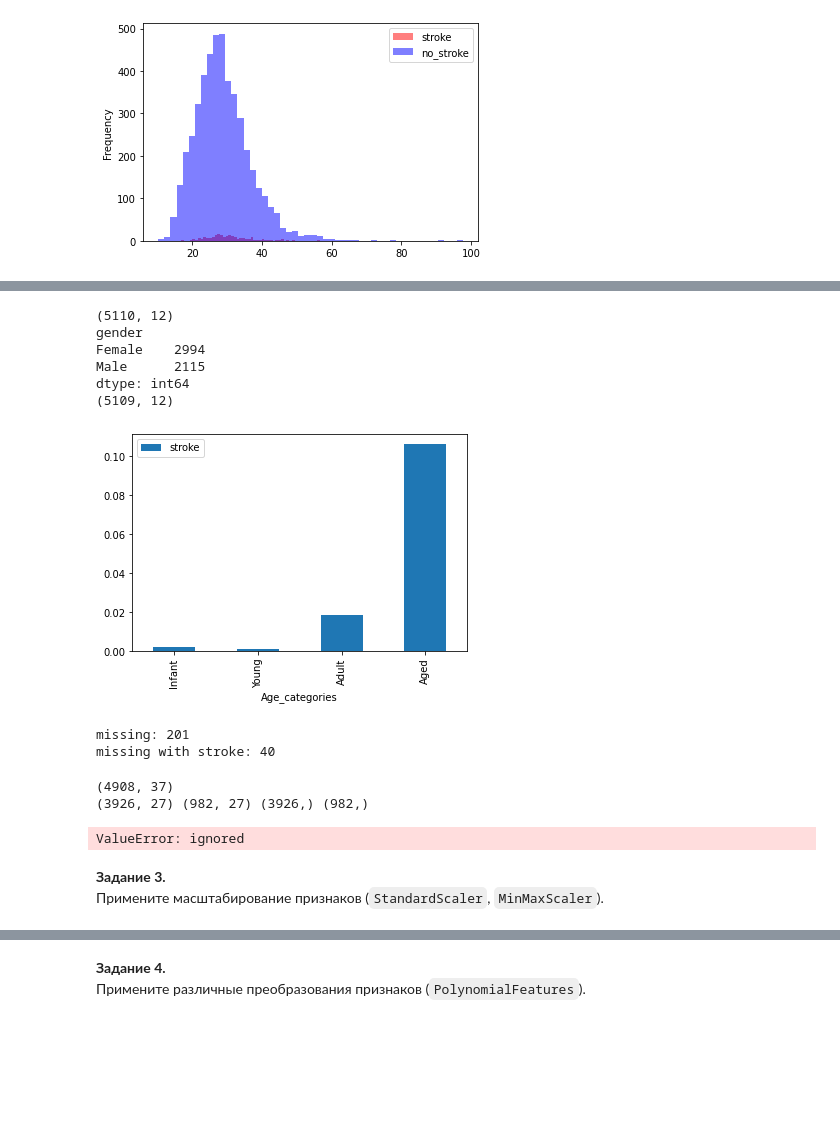
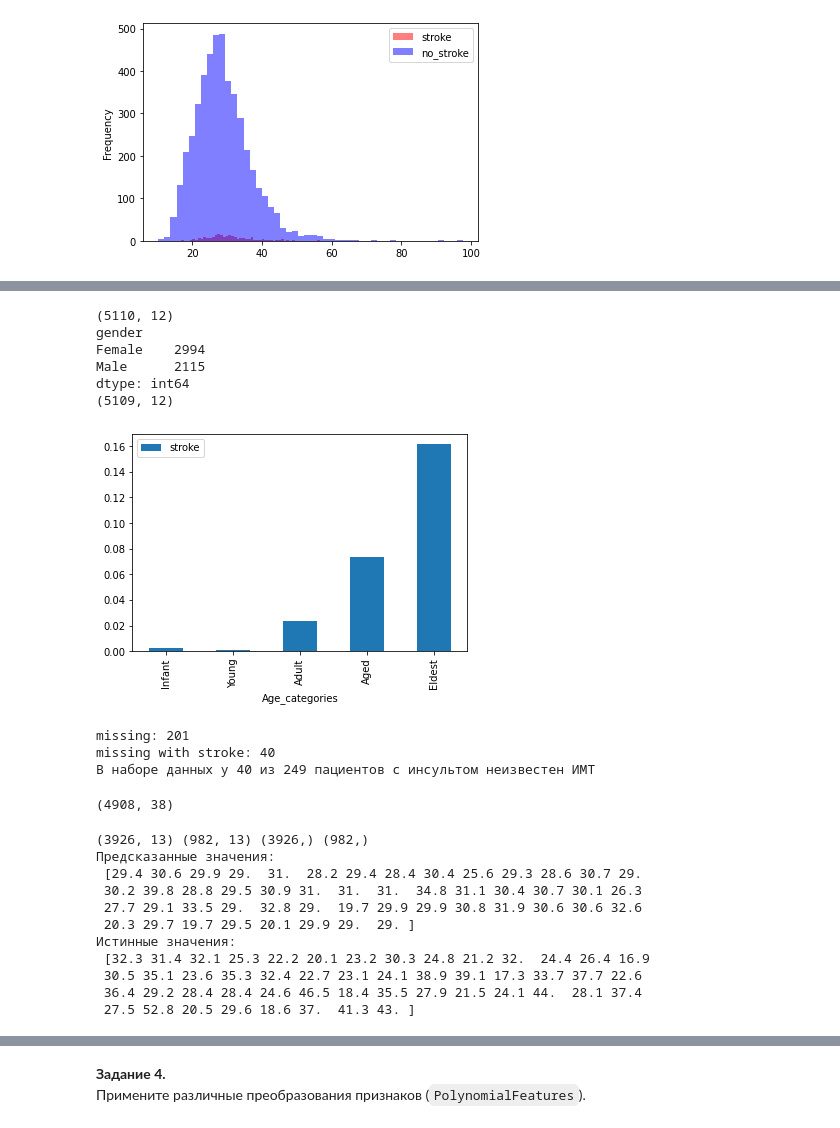
Before and after one commit to Loinen/ml_labs, a Jupyter notebook: ml_stroke_prediction.ipynb, the cells around one changed output, grey strips where cells are left out. Drawn from its saved outputs; the diff is of its cells as text; code cells hidden in the pictures; blank space fills up the shorter version.

```diff
--- a/ml_stroke_prediction.ipynb
+++ b/ml_stroke_prediction.ipynb
@@ -153,32 +161,32 @@ stroke (249, 12) no_stroke (4861, 12)
 # %%
 # Удалим лишнего пациента с "другим" полом
 print(dataset.shape)
 dataset = dataset.drop(np.where(dataset['gender'] == "Other")[0])
 print(dataset.value_counts("gender"))
 print(dataset.shape)
 
 # Преобразуем возраст в категориальный признак.
 def process_age(df, cut_points, label_names):
     df['age'] = df['age'].replace(np.NaN, -0.5) #fillna
     df['Age_categories'] = pd.cut(df['age'], bins=cut_points, labels=label_names)
     return df
 
 # Нас в основном интересуют пациенты с возрастом от 35-55 до 80.
-cut_points = [-1, 0, 18, 35, 50, 100]
-label_names = ["Missing", "Infant", "Young", "Adult", "Aged"]
+cut_points = [-1, 0, 18, 35, 55, 65, 100]
+label_names = ["Missing", "Infant", "Young", "Adult", "Aged", "Eldest"]
 dataset = process_age(dataset, cut_points, label_names)
 
 age_cat_pivot = dataset.pivot_table(index="Age_categories",values="stroke")
 age_cat_pivot.plot.bar()
 plt.show()
 # %% [output]
 (5110, 12)
 gender
 Female    2994
 Male      2115
 dtype: int64
 (5109, 12)
-[figure, old version]
+[figure, new version]
 # %%
 def create_dummies(df, column_name):
     dum = pd.get_dummies(df[column_name], prefix=column_name)
@@ -202,41 +205,47 @@ dataset = create_dummies(dataset, "Age_categories")
 # %%
 miss_bmi = dataset[dataset.bmi.isna()]
 print("missing:", len(miss_bmi))
-print("missing with stroke:", len(miss_bmi[miss_bmi.stroke == 1]) )
-# в наборе данных у 40 из 249 пациентов с инсультом неизвестен ИМТ
+print("missing with stroke:", len(miss_bmi[miss_bmi.stroke == 1]))
+print("В наборе данных у 40 из 249 пациентов с инсультом неизвестен ИМТ")
 # %% [output]
 missing: 201
 missing with stroke: 40
+В наборе данных у 40 из 249 пациентов с инсультом неизвестен ИМТ
+# %%
+# пробуем предсказать имт, вместо медианы\среднего
+data = dataset.copy()
+data = data[~data.bmi.isna()]
+print(data.shape)
+y = data['bmi']
+
+data = data[['hypertension', 'avg_glucose_level',  'Residence_type_Rural',
+             'Residence_type_Urban', 'gender_Female', 'gender_Male', 'work_type_children',
+             'Age_categories_Missing', 'Age_categories_Infant', 'Age_categories_Young', 'Age_categories_Adult', 'Age_categories_Aged', 'Age_categories_Eldest']]
+# %% [output]
+(4908, 38)
 # %%
-# пробуем предсказать имт, вместо медианы\среднего
-data = dataset.copy()
-data = data[~data.bmi.isna()]
-print(data.shape)
+from sklearn.ensemble import GradientBoostingRegressor
 
-y = data['bmi']
-data = data.drop(['id', 'bmi', "hypertension", "heart_disease", "Residence_type",
-                  "ever_married", "gender", "smoking_status", "work_type", "Age_categories"], axis = 1)
-
-data
-
+# у нас всего 249 пациентов с инсультом из 5к. все они находятся в начале датасета
 x_train, x_test, y_train, y_test = train_test_split(data, y, train_size=0.8, random_state=42)
 print(x_train.shape, x_test.shape, y_train.shape, y_test.shape)
 
-model = LogisticRegression(random_state=42)
+model = Pipeline( steps=[ ('scale',StandardScaler()),
+                          ('lr',GradientBoostingRegressor(random_state=42))])
 model.fit(x_train, y_train)
+y_pred = model.predict(x_test)
 
-print('Весовые коэффициенты:', model.coef_)
-print('\nСтепень уверенности модели:', model.predict_proba(x_test[:10])[:,1])
-
-y_pred = model.predict(x_test)
-y_real = y_test[:10]
-
-print('\nПредсказанные значения:', list(y_pred[:10]))
-print('Истинные значения:     ', list(y_real))
+print('Предсказанные значения:\n', np.around(list(y_pred[:50]), 1))
+print('Истинные значения:\n', np.around(list(y_test[:50]), 1))
 # %% [output]
-(4908, 37)
-(3926, 27) (982, 27) (3926,) (982,)
+(3926, 13) (982, 13) (3926,) (982,)
+Предсказанные значения:
+ [29.4 30.6 29.9 29.  31.  28.2 29.4 28.4 30.4 25.6 29.3 28.6 30.7 29.
+ 30.2 39.8 28.8 29.5 30.9 31.  31.  31.  34.8 31.1 30.4 30.7 30.1 26.3
+ 27.7 29.1 33.5 29.  32.8 29.  19.7 29.9 29.9 30.8 31.9 30.6 30.6 32.6
+ 20.3 29.7 19.7 29.5 20.1 29.9 29.  29. ]
+Истинные значения:
+ [32.3 31.4 32.1 25.3 22.2 20.1 23.2 30.3 24.8 21.2 32.  24.4 26.4 16.9
+ 30.5 35.1 23.6 35.3 32.4 22.7 23.1 24.1 38.9 39.1 17.3 33.7 37.7 22.6
+ 36.4 29.2 28.4 28.4 24.6 46.5 18.4 35.5 27.9 21.5 24.1 44.  28.1 37.4
+ 27.5 52.8 20.5 29.6 18.6 37.  41.3 43. ]
-ValueError: ignored
-# %% [markdown]
-__Задание 3.__
-Примените масштабирование признаков (`StandardScaler`, `MinMaxScaler`).
```
Also changed, not shown: parts of 22 cells of this notebook.
